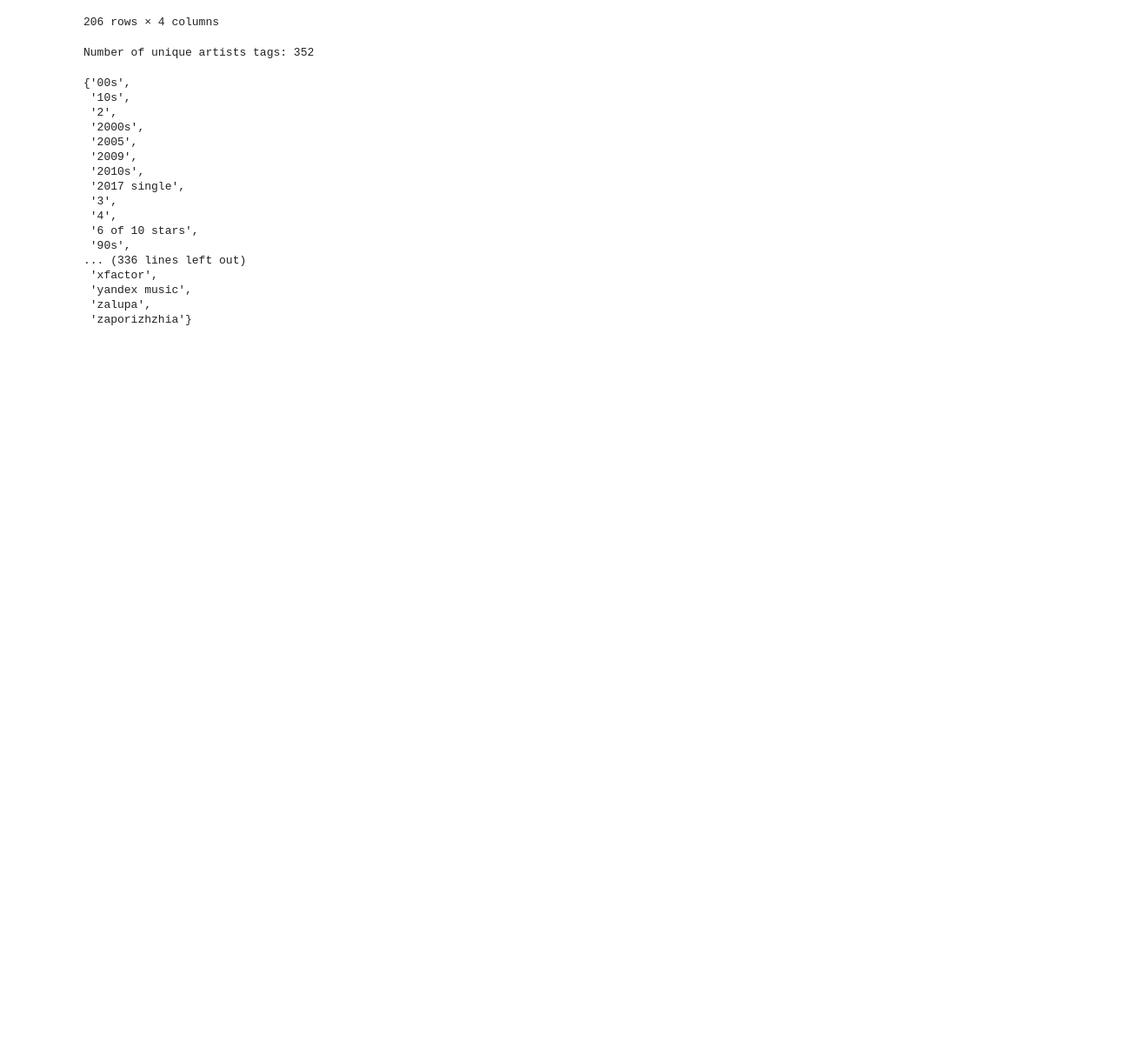
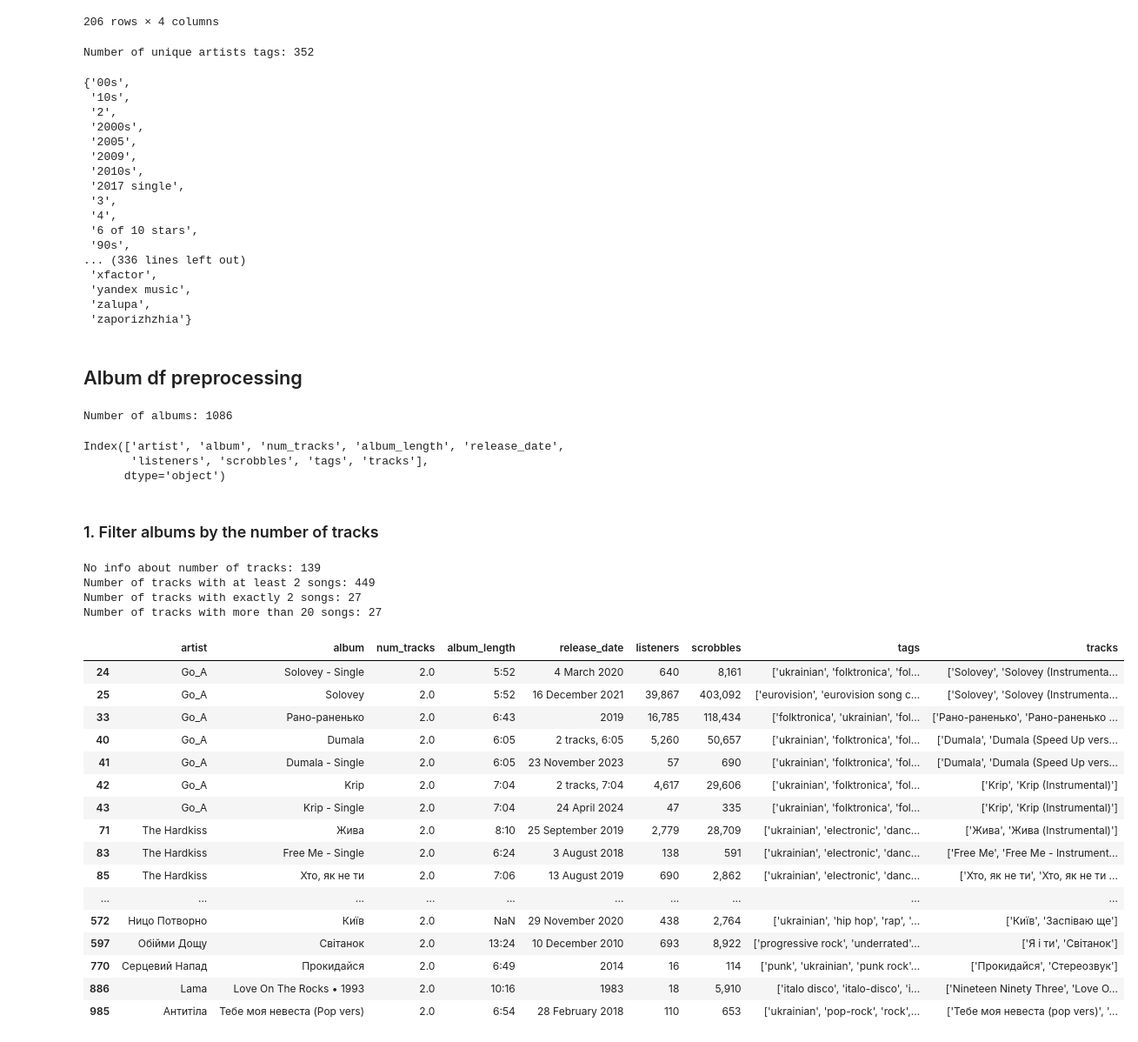
Before and after one commit to OlesiaOmelchuk/ukr_music_genre_map, a Jupyter notebook: data_preprocessing.ipynb, the cells around one changed output. Shown at 87% size. Drawn from its saved outputs; the diff is of its cells as text; code cells hidden in the pictures; blank space fills up the shorter version.

Commit message:
album data fetching and preprocessing scripts (LastFm and Spotify), fetched data

```diff
--- a/data_preprocessing.ipynb
+++ b/data_preprocessing.ipynb
@@ -845,3 +845,50 @@ unique_artist_tags
  'zaporizhzhia'}
 # %%
 artists_df.to_csv(os.path.join("data", "artists_v1.csv"), index=False)
+# %% [markdown]
+## Album df preprocessing
+# %%
+import pandas as pd
+import os
+
+album_df = pd.read_csv(os.path.join("data", "albums_v1.csv"))
+
+print("Number of albums:", len(album_df))
+album_df.columns
+# %% [output]
+Number of albums: 1086
+Index(['artist', 'album', 'num_tracks', 'album_length', 'release_date',
+       'listeners', 'scrobbles', 'tags', 'tracks'],
+      dtype='object')
+# %% [markdown]
+### 1. Filter albums by the number of tracks
+# %%
+print("No info about number of tracks:", album_df["num_tracks"].isnull().sum())
+print("Number of tracks with at least 2 songs:", len(album_df[album_df["num_tracks"] > 1]))
+print("Number of tracks with exactly 2 songs:", len(album_df[album_df["num_tracks"] == 2]))
+print("Number of tracks with more than 20 songs:", len(album_df[album_df["num_tracks"] > 20]))
+# %% [output]
+No info about number of tracks: 139
+Number of tracks with at least 2 songs: 449
+Number of tracks with exactly 2 songs: 27
+Number of tracks with more than 20 songs: 27
+# %%
+album_df[album_df["num_tracks"] == 2]
+# %% [output]
+|  | artist | album | num_tracks | album_length | release_date | listeners | scrobbles | tags | tracks |
+| 24 | Go_A | Solovey - Single | 2.0 | 5:52 | 4 March 2020 | 640 | 8,161 | ['ukrainian', 'folktronica', 'fol... | ['Solovey', 'Solovey (Instrumenta... |
+| 25 | Go_A | Solovey | 2.0 | 5:52 | 16 December 2021 | 39,867 | 403,092 | ['eurovision', 'eurovision song c... | ['Solovey', 'Solovey (Instrumenta... |
+| 33 | Go_A | Рано-раненько | 2.0 | 6:43 | 2019 | 16,785 | 118,434 | ['folktronica', 'ukrainian', 'fol... | ['Рано-раненько', 'Рано-раненько ... |
+| 40 | Go_A | Dumala | 2.0 | 6:05 | 2 tracks, 6:05 | 5,260 | 50,657 | ['ukrainian', 'folktronica', 'fol... | ['Dumala', 'Dumala (Speed Up vers... |
+| 41 | Go_A | Dumala - Single | 2.0 | 6:05 | 23 November 2023 | 57 | 690 | ['ukrainian', 'folktronica', 'fol... | ['Dumala', 'Dumala (Speed Up vers... |
+| 42 | Go_A | Krip | 2.0 | 7:04 | 2 tracks, 7:04 | 4,617 | 29,606 | ['ukrainian', 'folktronica', 'fol... | ['Krip', 'Krip (Instrumental)'] |
+| 43 | Go_A | Krip - Single | 2.0 | 7:04 | 24 April 2024 | 47 | 335 | ['ukrainian', 'folktronica', 'fol... | ['Krip', 'Krip (Instrumental)'] |
+| 71 | The Hardkiss | Жива | 2.0 | 8:10 | 25 September 2019 | 2,779 | 28,709 | ['ukrainian', 'electronic', 'danc... | ['Жива', 'Жива (Instrumental)'] |
+| 83 | The Hardkiss | Free Me - Single | 2.0 | 6:24 | 3 August 2018 | 138 | 591 | ['ukrainian', 'electronic', 'danc... | ['Free Me', 'Free Me - Instrument... |
+| 85 | The Hardkiss | Хто, як не ти | 2.0 | 7:06 | 13 August 2019 | 690 | 2,862 | ['ukrainian', 'electronic', 'danc... | ['Хто, як не ти', 'Хто, як не ти ... |
+| ... | ... | ... | ... | ... | ... | ... | ... | ... | ... |
+| 572 | Ницо Потворно | Київ | 2.0 | NaN | 29 November 2020 | 438 | 2,764 | ['ukrainian', 'hip hop', 'rap', '... | ['Київ', 'Заспіваю ще'] |
+| 597 | Обійми Дощу | Світанок | 2.0 | 13:24 | 10 December 2010 | 693 | 8,922 | ['progressive rock', 'underrated'... | ['Я і ти', 'Світанок'] |
+| 770 | Серцевий Напад | Прокидайся | 2.0 | 6:49 | 2014 | 16 | 114 | ['punk', 'ukrainian', 'punk rock'... | ['Прокидайся', 'Стереозвук'] |
+| 886 | Lama | Love On The Rocks • 1993 | 2.0 | 10:16 | 1983 | 18 | 5,910 | ['italo disco', 'italo-disco', 'i... | ['Nineteen Ninety Three', 'Love O... |
+| 985 | Антитіла | Тебе моя невеста (Pop vers) | 2.0 | 6:54 | 28 February 2018 | 110 | 653 | ['ukrainian', 'pop-rock', 'rock',... | ['Тебе моя невеста (pop vers)', '... |
```
Also changed, not shown: parts of 31 cells of this notebook, 10 other files.
